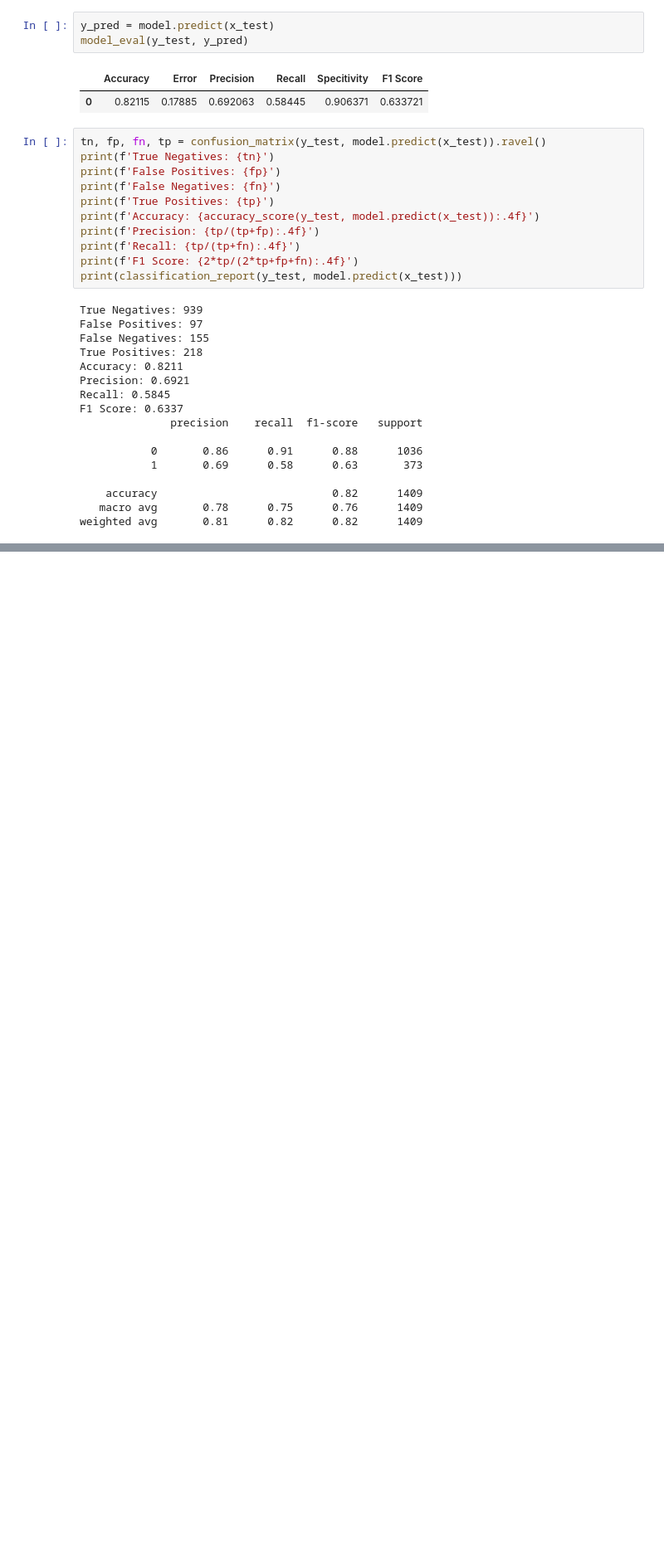
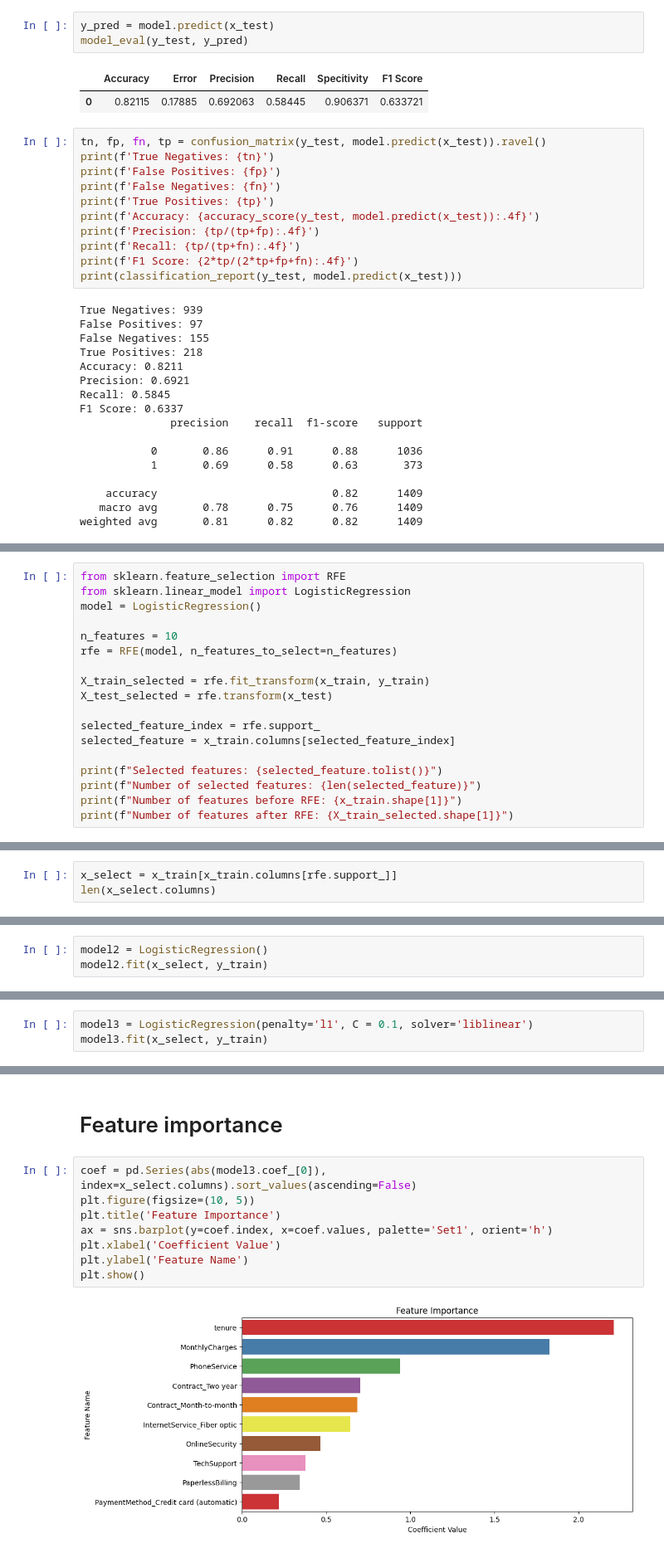
Before and after one commit to KosalChansothay/Customer-Churn-Project, a Jupyter notebook: code.ipynb, the cells around one changed output, grey strips where cells are left out. Shown at 83% size. Drawn from its saved outputs; the diff is of its cells as text; blank space fills up the shorter version.

Commit message:
Finish Training and Prediction part

```diff
--- a/code.ipynb
+++ b/code.ipynb
@@ -824,0 +829,18 @@ weighted avg       0.81      0.82      0.82      1409
+# %%
+from sklearn.feature_selection import RFE
+from sklearn.linear_model import LogisticRegression
+model = LogisticRegression()
+
+n_features = 10
+rfe = RFE(model, n_features_to_select=n_features)
+
+X_train_selected = rfe.fit_transform(x_train, y_train)
+X_test_selected = rfe.transform(x_test)
+
+selected_feature_index = rfe.support_
+selected_feature = x_train.columns[selected_feature_index]
+
+print(f"Selected features: {selected_feature.tolist()}")
+print(f"Number of selected features: {len(selected_feature)}")
+print(f"Number of features before RFE: {x_train.shape[1]}")
+print(f"Number of features after RFE: {X_train_selected.shape[1]}")
@@ -824,0 +874,3 @@ weighted avg       0.81      0.82      0.82      1409
+# %%
+x_select = x_train[x_train.columns[rfe.support_]]
+len(x_select.columns)
@@ -824,0 +892,3 @@ weighted avg       0.81      0.82      0.82      1409
+# %%
+model2 = LogisticRegression()
+model2.fit(x_select, y_train)
@@ -824,0 +956,3 @@ weighted avg       0.81      0.82      0.82      1409
+# %%
+model3 = LogisticRegression(penalty='l1', C = 0.1, solver='liblinear')
+model3.fit(x_select, y_train)
@@ -824,0 +995,12 @@ weighted avg       0.81      0.82      0.82      1409
+# %% [markdown]
+# Feature importance
+# %%
+coef = pd.Series(abs(model3.coef_[0]), index=x_select.columns).sort_values(ascending=False)
+plt.figure(figsize=(10, 5))
+plt.title('Feature Importance')
+ax = sns.barplot(y=coef.index, x=coef.values, palette='Set1', orient='h')
+plt.xlabel('Coefficient Value')
+plt.ylabel('Feature Name')
+plt.show()
+# %% [output]
+[figure, added]
```
Also changed, not shown: parts of 27 cells of this notebook.
